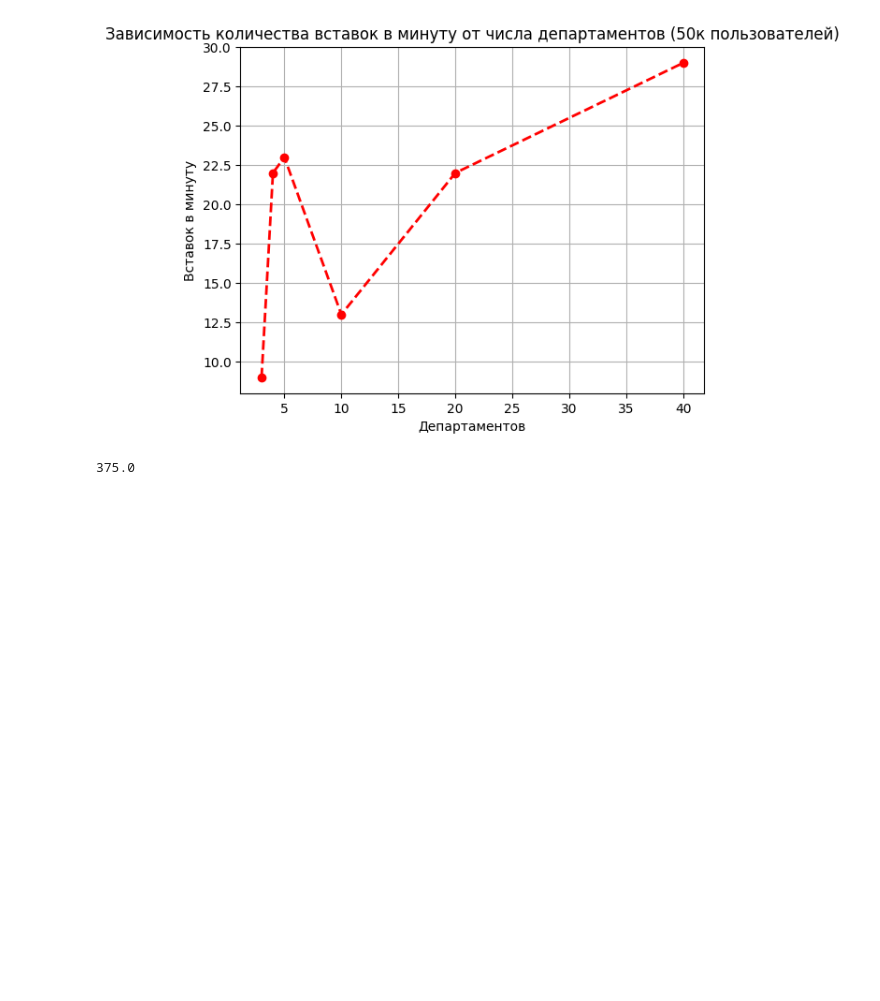
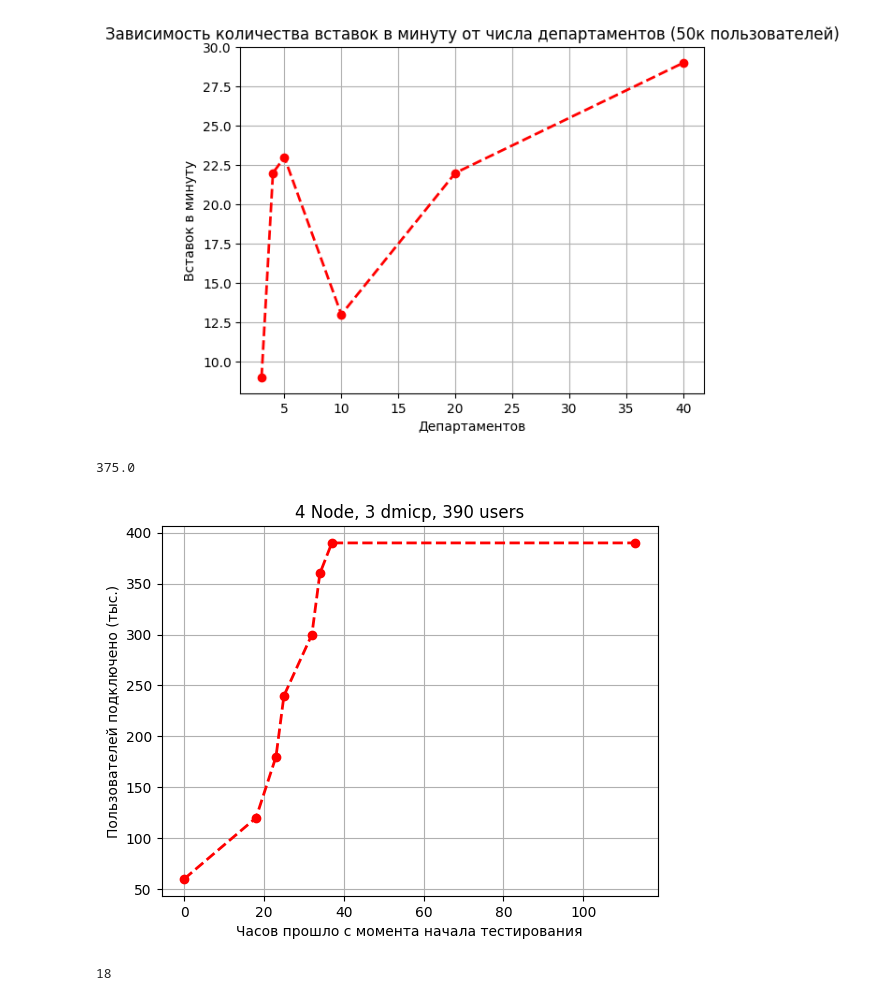
Before and after one commit to VictoryaChelina/dmic-stress-testing, a Jupyter notebook: dmic_stress_testing/grafics/departments_dumps.ipynb, the cells around one changed output. Saved outputs shown, nothing was run; the diff lists cells and outputs as text; code cells hidden in the pictures; blank space fills up the shorter version.

```diff
--- a/dmic_stress_testing/grafics/departments_dumps.ipynb
+++ b/dmic_stress_testing/grafics/departments_dumps.ipynb
@@ -106,3 +106,43 @@ departs_insertion_per_minut(departs, insertions_per_minut_departs)
 (1250 * 6 / 60) * 3
 # %% [output]
 375.0
+# %%
+'''
+Тестирование 4 Node, 3 dmicp, 390 users, постепенное подключение
+'''
+h = [0, 18, 23, 25, 32, 34, 37, 113]
+u = [60, 120, 180, 240, 300, 360, 390, 390]
+def load_testing(h, u):
+    h, u = data(h, u)
+    draw_graph(h, u,
+               'Часов прошло с момента начала тестирования',
+               'Пользователей подключено (тыс.)',
+               '4 Node, 3 dmicp, 390 users',
+               'red')
+load_testing(h, u)
+
+def draw_graph(x, y, xlabel, ylabel, title, color='green'):
+    fig, ax = plt.subplots()
+    ax.plot(x, y,
+            color=color,
+            marker='o',
+            linestyle='dashed',
+            linewidth=2,
+            markersize=6)
+
+    ax.set_xlabel(xlabel)
+    ax.set_ylabel(ylabel)
+
+    ax.set_title(title)
+    plt.grid(True)
+
+    offset_x = x[-2] - x[-1]
+    offset_y = y[-2] - y[-1]
+    # plt.axis([min(x) - offset_x, max(x) + offset_x, min(y) - offset_y, max(y) + offset_y])
+    plt.show()
+# %% [output]
+[figure, added]
+# %%
+113-95
+# %% [output]
+18
```
Also changed, not shown: parts of 1 cell of this notebook, 4 other files.
